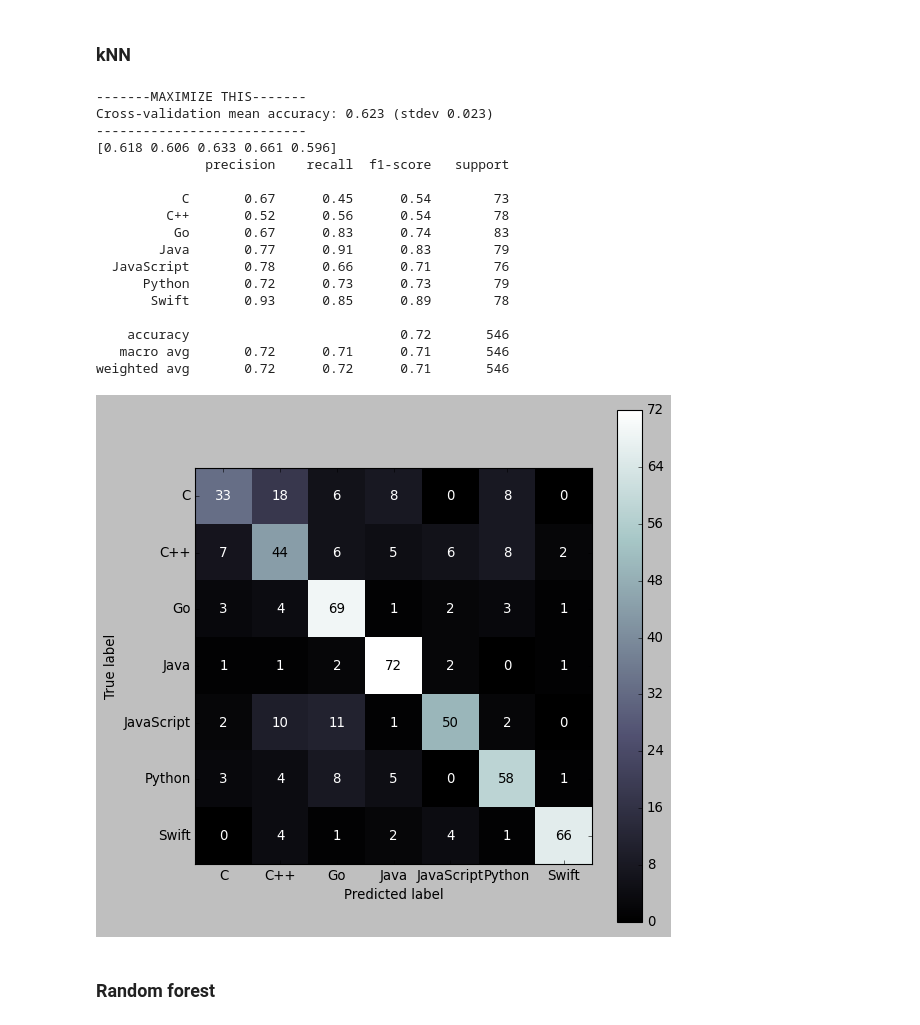
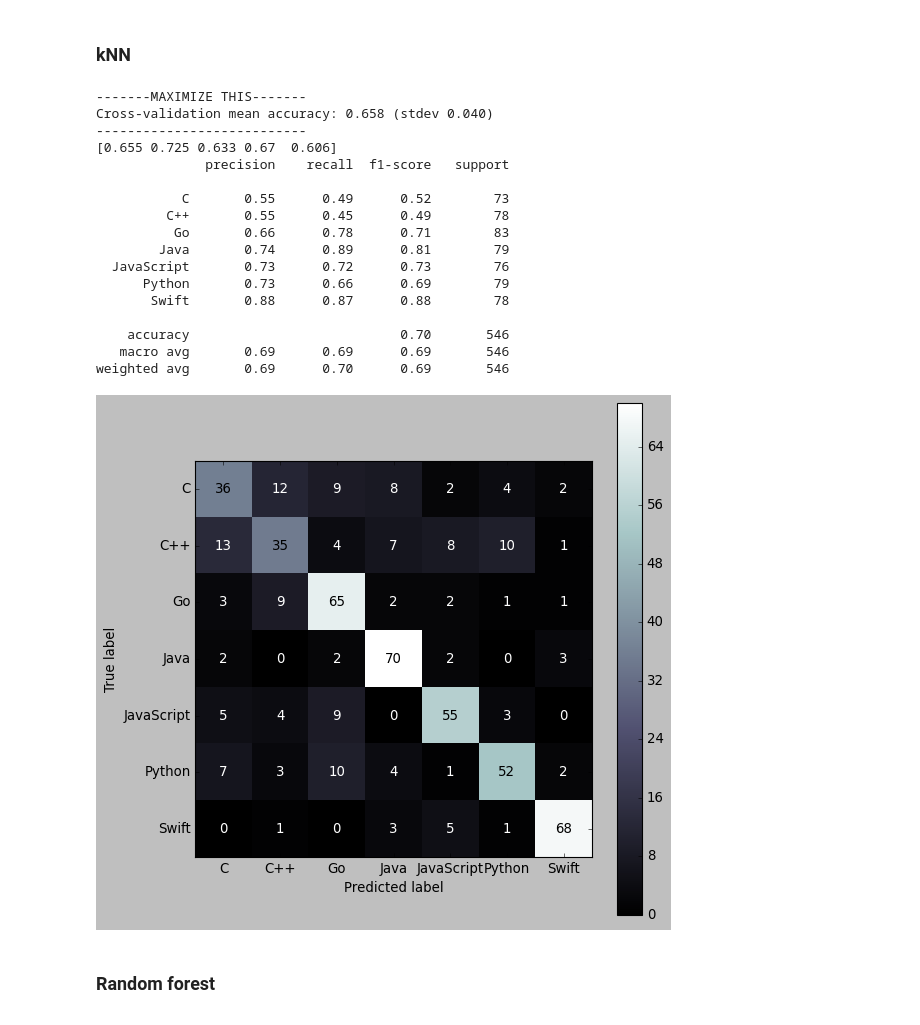
Before and after one commit to CANDLES-NLP/readme-nlp-classification, a Jupyter notebook: notebook-1.ipynb, the cells around one changed output. Cells and saved outputs as stored; diff of their text form; code cells hidden in the pictures.

```diff
--- a/notebook-1.ipynb
+++ b/notebook-1.ipynb
@@ -59,3 +61,12 @@ Name: language, dtype: int64
+# %%
+def report_and_conf_matrix(clf, X, y, cmap=cmap_train):
+    scores = cross_val_score(estimator=clf, X=X, y=y)
+    moments = [scores.mean(), scores.std()]
+    print("-------MAXIMIZE THIS-------\nCross-validation mean accuracy: %0.3f (stdev %0.3f)\n---------------------------" % (moments[0], moments[1]))
+    print(np.round(scores,3))
+    print(classification_report(y, clf.predict(X)))
+    plot_confusion_matrix(clf, X, y, values_format='.0f', cmap=cmap)
+    return moments
 # %% [markdown]
 ### Dummy (baseline)
 # %%
@@ -117,11 +122,10 @@ weighted avg       0.98      0.98      0.98       546
 # %% [markdown]
 ### Logistic regression
 # %%
-lr_clf = LogisticRegression(C=3)
-lr_vec = TfidfVectorizer(max_features=900)
+lr_clf = LogisticRegression(C=1)
+lr_vec = TfidfVectorizer(min_df=40, max_df=.4)
 X = lr_vec.fit_transform(X_train)
 lr_clf.fit(X, y_train)
-
-report_and_conf_matrix(lr_clf, X=X, y=y_train)
+lrmom = report_and_conf_matrix(lr_clf, X=X, y=y_train)
 # %% [output]
 -------MAXIMIZE THIS-------
@@ -145,31 +154,30 @@ weighted avg       0.99      0.99      0.99       546
 # %% [markdown]
 ### kNN
 # %%
-knn_clf = KNeighborsClassifier(n_neighbors=10)
-knn_vec = TfidfVectorizer(max_features=1200)
+knn_clf = KNeighborsClassifier(n_neighbors=13)
+knn_vec = TfidfVectorizer(min_df=25, max_df=.35)
 X = knn_vec.fit_transform(X_train)
 knn_clf.fit(X, y_train)
-
-report_and_conf_matrix(knn_clf, X=X, y=y_train)
+knnmom = report_and_conf_matrix(knn_clf, X=X, y=y_train)
 # %% [output]
 -------MAXIMIZE THIS-------
-Cross-validation mean accuracy: 0.623 (stdev 0.023)
+Cross-validation mean accuracy: 0.658 (stdev 0.040)
 ---------------------------
-[0.618 0.606 0.633 0.661 0.596]
+[0.655 0.725 0.633 0.67  0.606]
               precision    recall  f1-score   support
 
-           C       0.67      0.45      0.54        73
-         C++       0.52      0.56      0.54        78
-          Go       0.67      0.83      0.74        83
-        Java       0.77      0.91      0.83        79
-  JavaScript       0.78      0.66      0.71        76
-      Python       0.72      0.73      0.73        79
-       Swift       0.93      0.85      0.89        78
+           C       0.55      0.49      0.52        73
+         C++       0.55      0.45      0.49        78
+          Go       0.66      0.78      0.71        83
+        Java       0.74      0.89      0.81        79
+  JavaScript       0.73      0.72      0.73        76
+      Python       0.73      0.66      0.69        79
+       Swift       0.88      0.87      0.88        78
 
-    accuracy                           0.72       546
-   macro avg       0.72      0.71      0.71       546
-weighted avg       0.72      0.72      0.71       546
+    accuracy                           0.70       546
+   macro avg       0.69      0.69      0.69       546
+weighted avg       0.69      0.70      0.69       546
-[figure, old version]
+[figure, new version]
 # %% [markdown]
 ### Random forest
 # %%
```
Also changed, not shown: parts of 13 cells of this notebook, 7 other files.
